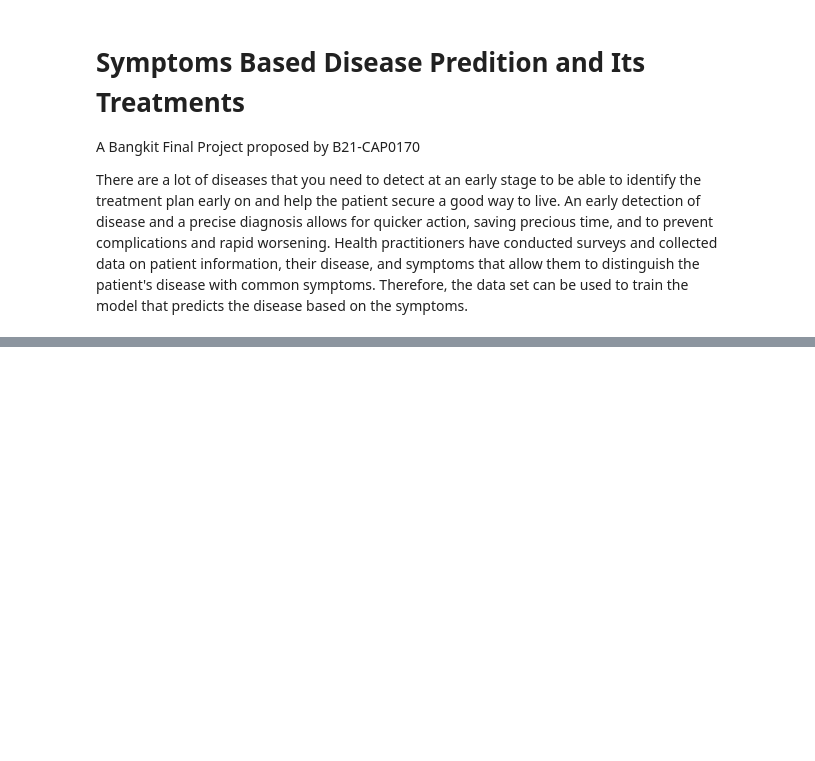
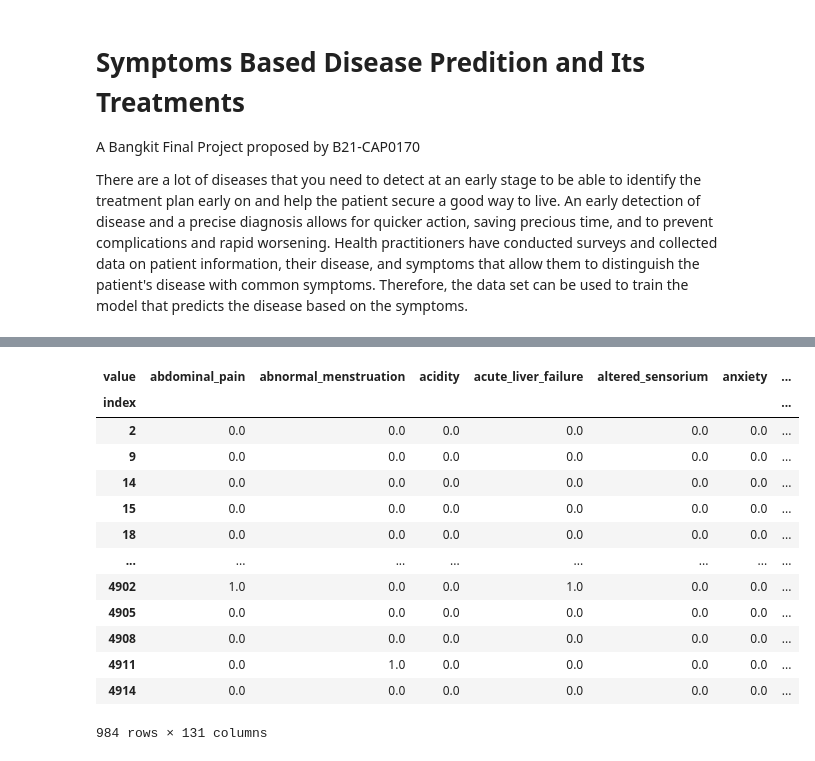
Before and after one commit to davindb/Hipotesa, a Jupyter notebook: Progress Report/Machine Learning/Bangkit Final Project Machine Learning.ipynb, the cells around one changed output, grey strips where cells are left out. Drawn from its saved outputs; the diff is of its cells as text; code cells hidden in the pictures; blank space fills up the shorter version.

```diff
--- a/Progress Report/Machine Learning/Bangkit Final Project Machine Learning.ipynb
+++ b/Progress Report/Machine Learning/Bangkit Final Project Machine Learning.ipynb
@@ -101,0 +117,9 @@ print(len(disease))
+# %%
+# Turns all columns in 'cols' to variable column.
+# The number of rows of tmp DataFrame is 17x from the original DataFrame
+
+tmp = pd.melt(df.reset_index() ,id_vars = ['index'], value_vars = cols )
+
+# Adding a value to each symptoms column by 1
+tmp['add_value'] = 1
+tmp.head()
@@ -101,0 +133,14 @@ print(len(disease))
+# %%
+# Pivot table
+diseases = pd.pivot_table(tmp,
+                          values = 'add_value',
+                          index = 'index',
+                          columns = 'value')
+
+# Add labels column
+diseases.insert(0,'label',df['Disease'])
+
+# Fill NaN with zero
+diseases = diseases.fillna(0)
+pd.set_option('display.max_columns', 150)
+diseases.head()
@@ -101,0 +155,37 @@ print(len(disease))
+# %%
+# Split dataset for training 70% and test 30%
+train_7 = diseases.sample(frac = 0.7, random_state = 1)
+test_7 = diseases.drop(index = train_7.index)
+
+# Split dataset for training 80% and test 20%
+train_8 = diseases.sample(frac = 0.8, random_state = 1)
+test_8 = diseases.drop(index = train_8.index)
+
+# Split dataset for training 90% and test 10%
+train_9 = diseases.sample(frac = 0.9, random_state = 1)
+test_9 = diseases.drop(index = train_9.index)
+
+train = train_8
+test = test_8
+
+x_train, y_train, x_test, y_test =  train.drop('label', axis = 1),\
+                                    train['label'],\
+                                    test.drop('label', axis = 1),\
+                                    test['label']
+# %%
+x_test
+# %% [output]
+| value | abdominal_pain | abnormal_menstruation | acidity | acute_liver_failure | altered_sensorium | anxiety | ... |
+| index |  |  |  |  |  |  | ... |
+| 2 | 0.0 | 0.0 | 0.0 | 0.0 | 0.0 | 0.0 | ... |
+| 9 | 0.0 | 0.0 | 0.0 | 0.0 | 0.0 | 0.0 | ... |
+| 14 | 0.0 | 0.0 | 0.0 | 0.0 | 0.0 | 0.0 | ... |
+| 15 | 0.0 | 0.0 | 0.0 | 0.0 | 0.0 | 0.0 | ... |
+| 18 | 0.0 | 0.0 | 0.0 | 0.0 | 0.0 | 0.0 | ... |
+| ... | ... | ... | ... | ... | ... | ... | ... |
+| 4902 | 1.0 | 0.0 | 0.0 | 1.0 | 0.0 | 0.0 | ... |
+| 4905 | 0.0 | 0.0 | 0.0 | 0.0 | 0.0 | 0.0 | ... |
+| 4908 | 0.0 | 0.0 | 0.0 | 0.0 | 0.0 | 0.0 | ... |
+| 4911 | 0.0 | 1.0 | 0.0 | 0.0 | 0.0 | 0.0 | ... |
+| 4914 | 0.0 | 0.0 | 0.0 | 0.0 | 0.0 | 0.0 | ... |
+984 rows × 131 columns
```
Also changed, not shown: parts of 31 cells of this notebook.
